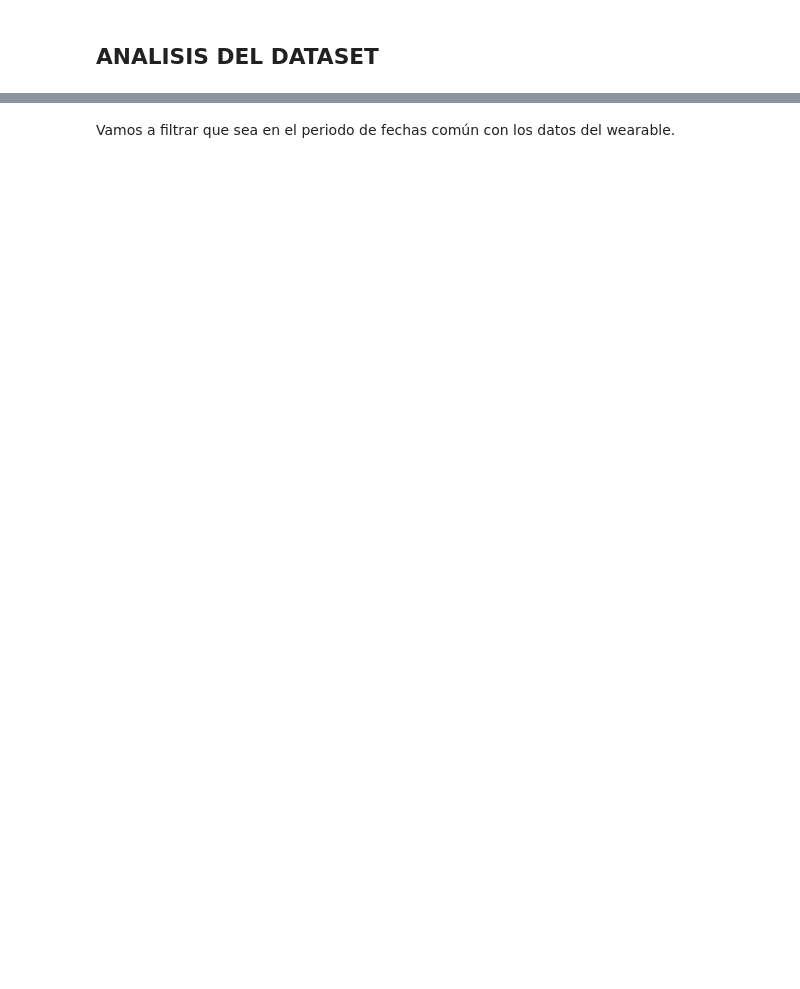
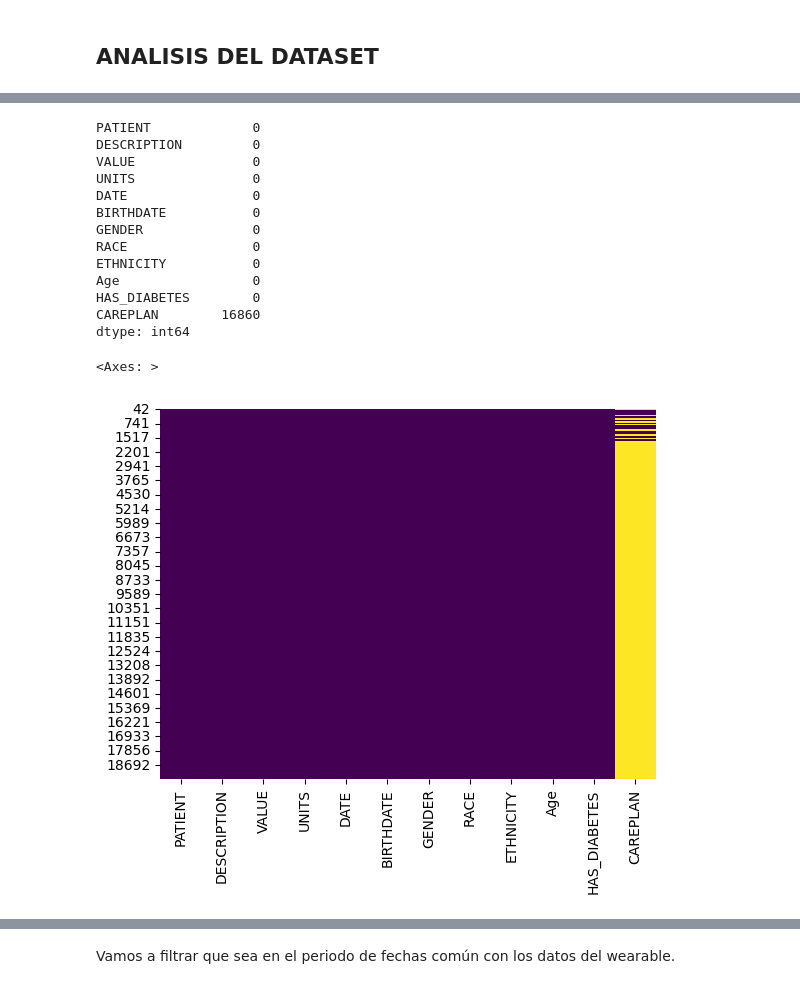
Before and after one commit to virginiaanton/Digital-Twin-for-perinatal-care-and-risk-prediction, a Jupyter notebook: Perinatal-encounters-simulation.ipynb, the cells around one changed output, grey strips where cells are left out. Saved outputs shown, nothing was run; the diff lists cells and outputs as text; code cells hidden in the pictures; blank space fills up the shorter version.

```diff
--- a/Perinatal-encounters-simulation.ipynb
+++ b/Perinatal-encounters-simulation.ipynb
@@ -270,0 +380,3 @@ encounter_data_reasonFiltered.to_csv('synthea_data')
+# %%
+#Eliminamos
+encounter_data_reasonFiltered.drop_duplicates(subset=['PATIENT', 'DATE', 'DESCRIPTION'], inplace=True)
@@ -270,0 +405,20 @@ encounter_data_reasonFiltered.to_csv('synthea_data')
+# %%
+#Verificar que hay valores nulos y visualización
+print(encounter_data_reasonFiltered.isnull().sum())
+sns.heatmap(encounter_data_reasonFiltered.isnull(), cbar=False, cmap="viridis")
+# %% [output]
+PATIENT             0
+DESCRIPTION         0
+VALUE               0
+UNITS               0
+DATE                0
+BIRTHDATE           0
+GENDER              0
+RACE                0
+ETHNICITY           0
+Age                 0
+HAS_DIABETES        0
+CAREPLAN        16860
+dtype: int64
+<Axes: >
+[figure, added]
```
Also changed, not shown: parts of 53 cells of this notebook, 1 other file.
